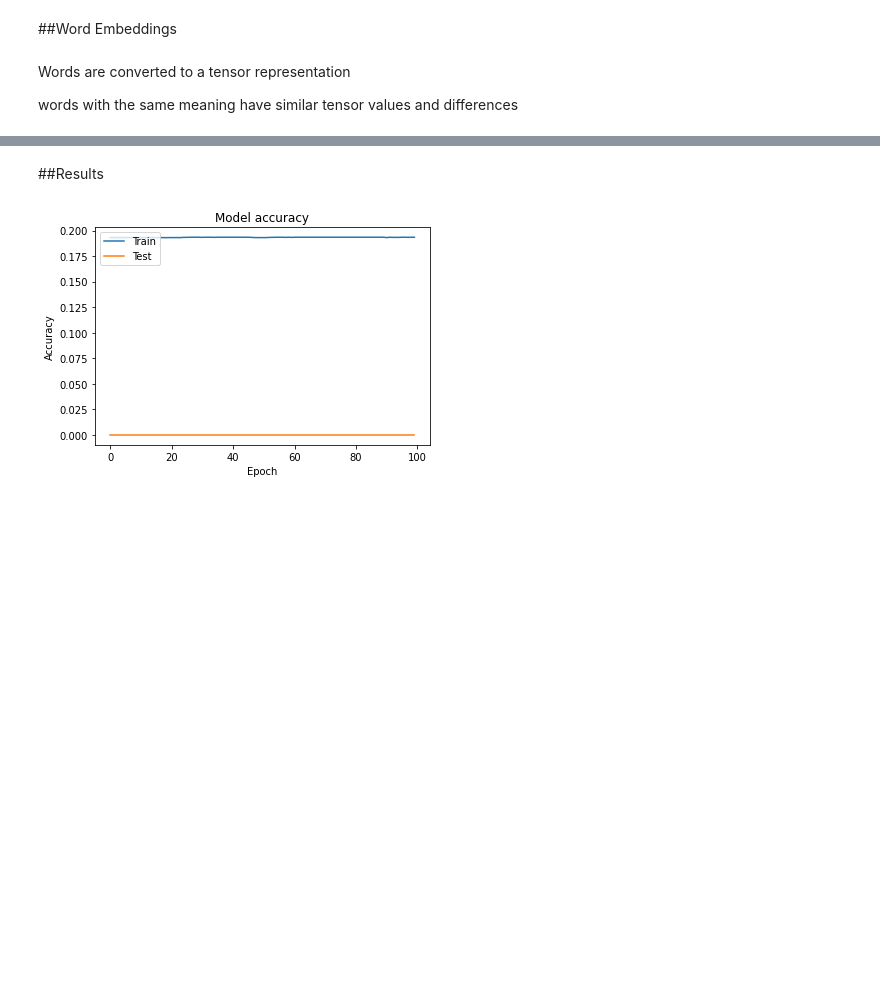
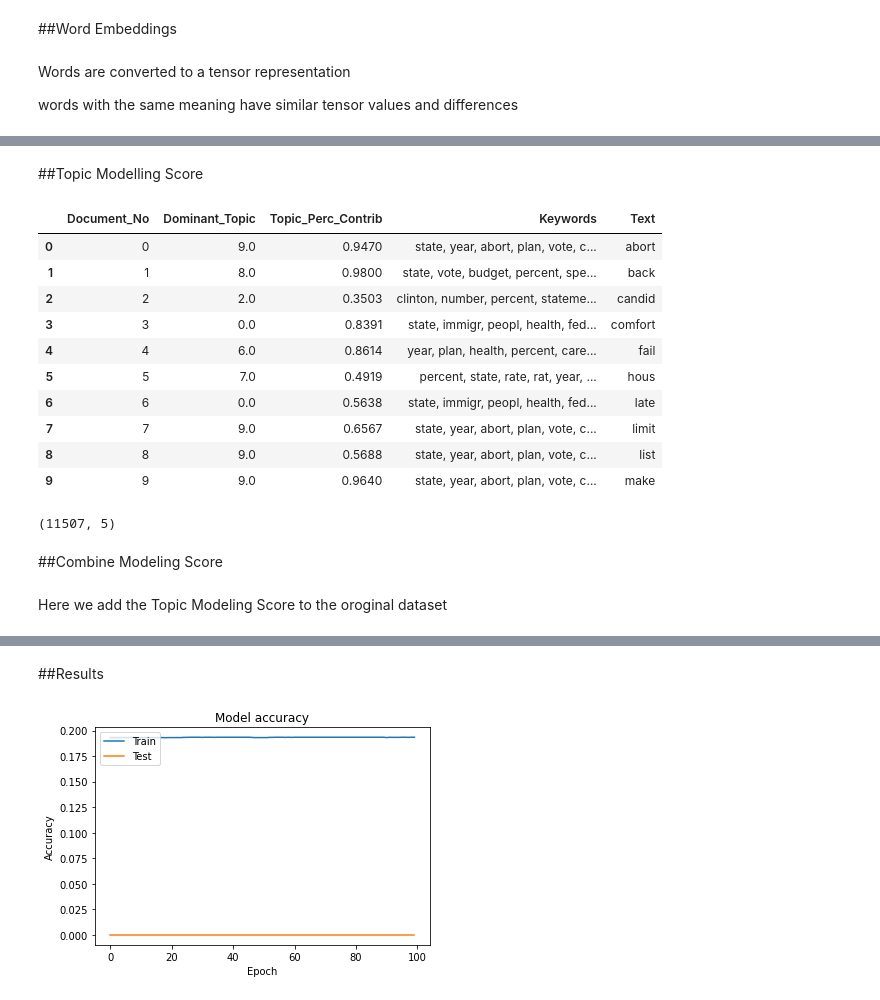
Before and after one commit to snarvekark/NeuralNetworkClassifier, a Jupyter notebook: NeuralNetworkClassifier.ipynb, the cells around one changed output, grey strips where cells are left out. Cells and saved outputs as stored; diff of their text form; code cells hidden in the pictures; blank space fills up the shorter version.

```diff
--- a/NeuralNetworkClassifier.ipynb
+++ b/NeuralNetworkClassifier.ipynb
@@ -282,0 +591,2 @@ Saving to: ‘/tmp/glove.6B.100d.txt’
+# %%
+dictionary = gensim.corpora.Dictionary(processed_docs)
@@ -282,0 +616,2 @@ Saving to: ‘/tmp/glove.6B.100d.txt’
+# %%
+bow_corpus = [dictionary.doc2bow(doc) for doc in processed_docs]
@@ -282,0 +620,7 @@ Saving to: ‘/tmp/glove.6B.100d.txt’
+# %%
+bow_doc_4310 = bow_corpus[4310]
+
+for i in range(len(bow_doc_4310)):
+    print("Word {} (\"{}\") appears {} time.".format(bow_doc_4310[i][0],
+                                                     dictionary[bow_doc_4310[i][0]],
+                                                     bow_doc_4310[i][1]))
@@ -282,0 +681,2 @@ Saving to: ‘/tmp/glove.6B.100d.txt’
+# %%
+lda_model = gensim.models.LdaMulticore(bow_corpus, num_topics=10, id2word=dictionary, passes=2, workers=2)
@@ -282,0 +725,54 @@ Saving to: ‘/tmp/glove.6B.100d.txt’
+# %% [markdown]
+##Topic Modelling Score
+# %%
+def format_topics_sentences(ldamodel=lda_model, corpus=bow_corpus, texts=dictionary):
+    # Init output
+    sent_topics_df = pd.DataFrame()
+
+    # Get main topic in each document
+    for i, row in enumerate(ldamodel[corpus]):
+        row = sorted(row, key=lambda x: (x[1]), reverse=True)
+        # Get the Dominant topic, Perc Contribution and Keywords for each document
+        for j, (topic_num, prop_topic) in enumerate(row):
+            if j == 0:  # => dominant topic
+                wp = ldamodel.show_topic(topic_num)
+                topic_keywords = ", ".join([word for word, prop in wp])
+                sent_topics_df = sent_topics_df.append(pd.Series([int(topic_num), round(prop_topic,4), topic_keywords]), ignore_index=True)
+            else:
+                break
+    sent_topics_df.columns = ['Dominant_Topic', 'Perc_Contribution', 'Topic_Keywords']
+
+    # Add original text to the end of the output
+    contents = pd.Series(texts)
+    sent_topics_df = pd.concat([sent_topics_df, contents], axis=1)
+    return(sent_topics_df)
+
+
+df_topic_sents_keywords = format_topics_sentences(ldamodel=lda_model, corpus=bow_corpus, texts=dictionary)
+
+# Format
+df_dominant_topic = df_topic_sents_keywords.reset_index()
+df_dominant_topic.columns = ['Document_No', 'Dominant_Topic', 'Topic_Perc_Contrib', 'Keywords', 'Text']
+
+# Show
+df_dominant_topic.head(10)
+# %% [output]
+|  | Document_No | Dominant_Topic | Topic_Perc_Contrib | Keywords | Text |
+| 0 | 0 | 9.0 | 0.9470 | state, year, abort, plan, vote, c... | abort |
+| 1 | 1 | 8.0 | 0.9800 | state, vote, budget, percent, spe... | back |
+| 2 | 2 | 2.0 | 0.3503 | clinton, number, percent, stateme... | candid |
+| 3 | 3 | 0.0 | 0.8391 | state, immigr, peopl, health, fed... | comfort |
+| 4 | 4 | 6.0 | 0.8614 | year, plan, health, percent, care... | fail |
+| 5 | 5 | 7.0 | 0.4919 | percent, state, rate, rat, year, ... | hous |
+| 6 | 6 | 0.0 | 0.5638 | state, immigr, peopl, health, fed... | late |
+| 7 | 7 | 9.0 | 0.6567 | state, year, abort, plan, vote, c... | limit |
+| 8 | 8 | 9.0 | 0.5688 | state, year, abort, plan, vote, c... | list |
+| 9 | 9 | 9.0 | 0.9640 | state, year, abort, plan, vote, c... | make |
+# %%
+df_dominant_topic.shape
+# %% [output]
+(11507, 5)
+# %% [markdown]
+##Combine Modeling Score
+# %% [markdown]
+Here we add the Topic Modeling Score to the oroginal dataset
```
Also changed, not shown: parts of 62 cells of this notebook.
